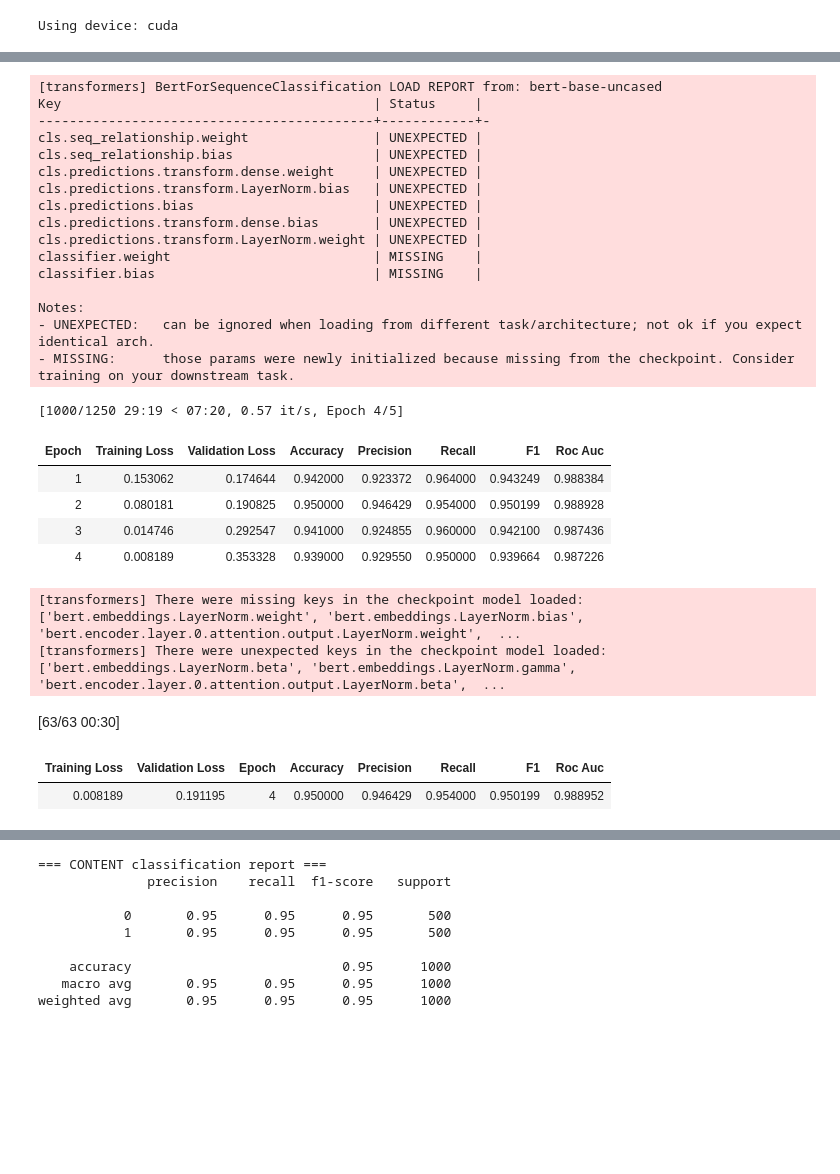
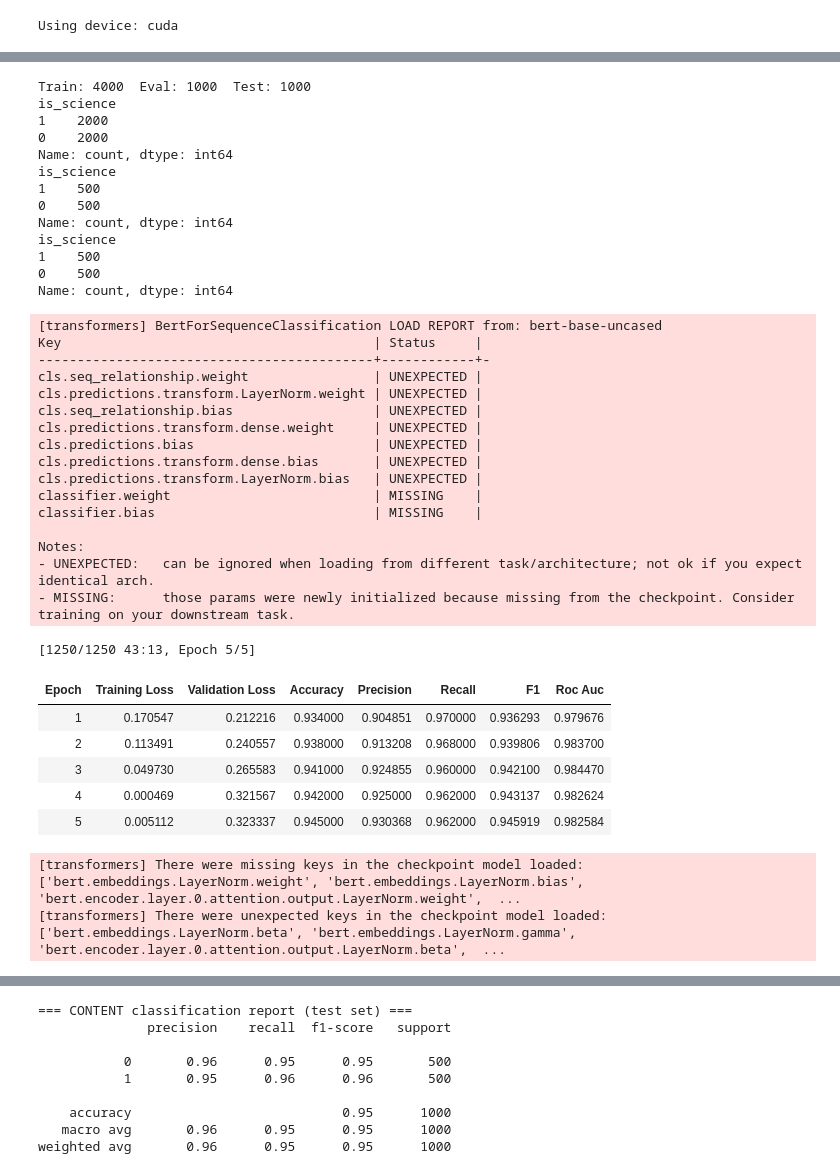
Before and after one commit to LudwigAKunz/docana-project-report, a Jupyter notebook: code/BERT_classification/BERT_classification.ipynb, the cells around one changed output, grey strips where cells are left out. Cells and saved outputs as stored; diff of their text form; code cells hidden in the pictures; blank space fills up the shorter version.

Commit message:
BERT test set, entsprechende Aktualisierungen in anderen Dateien, Readme: Setup-Teil, Anfang der BERT-Beschreibung, kleinere Änderungen

```diff
--- a/code/BERT_classification/BERT_classification.ipynb
+++ b/code/BERT_classification/BERT_classification.ipynb
@@ -108,3 +82,30 @@ Train: 4000  Test: 1000
+# %%
+#splitting into train, eval and test dataframes
+
+train_df, holdout_df = train_test_split(
+    df, test_size=2000, stratify=df["is_science"], random_state=42
+)
+eval_df, test_df = train_test_split(
+    holdout_df, test_size=1000, stratify=holdout_df["is_science"], random_state=42
+)
+print(f"Train: {len(train_df)}  Eval: {len(eval_df)}  Test: {len(test_df)}")
+print(train_df["is_science"].value_counts())
+print(eval_df["is_science"].value_counts())
+print(test_df["is_science"].value_counts())
+# %% [output]
+Train: 4000  Eval: 1000  Test: 1000
+is_science
+1    2000
+0    2000
+Name: count, dtype: int64
+is_science
+1    500
+0    500
+Name: count, dtype: int64
+is_science
+1    500
+0    500
+Name: count, dtype: int64
 # %%
 MODEL_NAME = "bert-base-uncased"
 # %%
@@ -120,16 +121,19 @@ def compute_metrics(eval_pred):
     "roc_auc": float(roc_auc_score(labels, probs)),
 }
 # %%
-def run_bert_classifier(train_df, test_df, text_col, max_len, output_dir, epochs=5, batch_size=16):
+def run_bert_classifier(train_df, eval_df, test_df, text_col, max_len, output_dir, epochs=5, batch_size=16):
     tokenizer = AutoTokenizer.from_pretrained(MODEL_NAME)
 
     train_ds = Dataset.from_pandas(train_df[[text_col, "is_science"]].rename(columns={text_col: "text", "is_science": "labels"}))
+    eval_ds = Dataset.from_pandas(eval_df[[text_col, "is_science"]].rename(columns={text_col: "text", "is_science": "labels"}))
     test_ds = Dataset.from_pandas(test_df[[text_col, "is_science"]].rename(columns={text_col: "text", "is_science": "labels"}))
 
     train_ds = train_ds.map(lambda b: tokenizer(b["text"], truncation=True, padding="max_length", max_length=max_len), batched=True)
+    eval_ds = eval_ds.map(lambda b: tokenizer(b["text"], truncation=True, padding="max_length", max_length=max_len), batched=True)
     test_ds = test_ds.map(lambda b: tokenizer(b["text"], truncation=True, padding="max_length", max_length=max_len), batched=True)
 
     train_ds.set_format(type="torch", columns=["input_ids", "attention_mask", "labels"])
+    eval_ds.set_format(type="torch", columns=["input_ids", "attention_mask", "labels"])
     test_ds.set_format(type="torch", columns=["input_ids", "attention_mask", "labels"])
 
     model = AutoModelForSequenceClassification.from_pretrained(MODEL_NAME, num_labels=2).to(device)
@@ -153,66 +157,64 @@ def run_bert_classifier(train_df, test_df, text_col, max_len, output_dir, epochs
         model=model,
         args=args,
         train_dataset=train_ds,
-        eval_dataset=test_ds,
+        eval_dataset=eval_ds,
         compute_metrics=compute_metrics,
         callbacks=[EarlyStoppingCallback(early_stopping_patience=2)],
     )
 
     trainer.train()
-    metrics = trainer.evaluate()
 
-    preds_output = trainer.predict(test_ds)
-    preds = np.argmax(preds_output.predictions, axis=1)
+    # Final metrics are computed on the held-out test set (never seen during training or model selection)
+    test_output = trainer.predict(test_ds)
+    metrics = compute_metrics((test_output.predictions, test_output.label_ids))
+    preds = np.argmax(test_output.predictions, axis=1)
 
     #confusion matrices:
     cm = confusion_matrix(test_df["is_science"], preds)
 
-    print(f"\n=== {text_col.upper()} classification report ===")
+    print(f"\n=== {text_col.upper()} classification report (test set) ===")
     print(classification_report(test_df["is_science"], preds))
 
     return trainer, metrics, cm
 # %%
-
 content_trainer, content_metrics, content_cm = run_bert_classifier(
-    train_df, test_df, text_col="content", max_len=CONTENT_MAX_LEN, output_dir="./bert_content"
+    train_df, eval_df, test_df, text_col="content", max_len=CONTENT_MAX_LEN, output_dir="./bert_content"
 )
 # %% [output]
 [transformers] BertForSequenceClassification LOAD REPORT from: bert-base-uncased
 Key                                        | Status     |
 -------------------------------------------+------------+-
 cls.seq_relationship.weight                | UNEXPECTED |
+cls.predictions.transform.LayerNorm.weight | UNEXPECTED |
 cls.seq_relationship.bias                  | UNEXPECTED |
 cls.predictions.transform.dense.weight     | UNEXPECTED |
-cls.predictions.transform.LayerNorm.bias   | UNEXPECTED |
 cls.predictions.bias                       | UNEXPECTED |
 cls.predictions.transform.dense.bias       | UNEXPECTED |
-cls.predictions.transform.LayerNorm.weight | UNEXPECTED |
+cls.predictions.transform.LayerNorm.bias   | UNEXPECTED |
 classifier.weight                          | MISSING    |
 classifier.bias                            | MISSING    |
 
 Notes:
 - UNEXPECTED:   can be ignored when loading from different task/architecture; not ok if you expect identical arch.
 - MISSING:      those params were newly initialized because missing from the checkpoint. Consider training on your downstream task.
-[1000/1250 29:19 < 07:20, 0.57 it/s, Epoch 4/5]
+[1250/1250 43:13, Epoch 5/5]
 | Epoch | Training Loss | Validation Loss | Accuracy | Precision | Recall | F1 | Roc Auc |
-| 1 | 0.153062 | 0.174644 | 0.942000 | 0.923372 | 0.964000 | 0.943249 | 0.988384 |
-| 2 | 0.080181 | 0.190825 | 0.950000 | 0.946429 | 0.954000 | 0.950199 | 0.988928 |
-| 3 | 0.014746 | 0.292547 | 0.941000 | 0.924855 | 0.960000 | 0.942100 | 0.987436 |
-| 4 | 0.008189 | 0.353328 | 0.939000 | 0.929550 | 0.950000 | 0.939664 | 0.987226 |
+| 1 | 0.170547 | 0.212216 | 0.934000 | 0.904851 | 0.970000 | 0.936293 | 0.979676 |
+| 2 | 0.113491 | 0.240557 | 0.938000 | 0.913208 | 0.968000 | 0.939806 | 0.983700 |
+| 3 | 0.049730 | 0.265583 | 0.941000 | 0.924855 | 0.960000 | 0.942100 | 0.984470 |
+| 4 | 0.000469 | 0.321567 | 0.942000 | 0.925000 | 0.962000 | 0.943137 | 0.982624 |
+| 5 | 0.005112 | 0.323337 | 0.945000 | 0.930368 | 0.962000 | 0.945919 | 0.982584 |
 [transformers] There were missing keys in the checkpoint model loaded: ['bert.embeddings.LayerNorm.weight', 'bert.embeddings.LayerNorm.bias', 'bert.encoder.layer.0.attention.output.LayerNorm.weight',  ...
 [transformers] There were unexpected keys in the checkpoint model loaded: ['bert.embeddings.LayerNorm.beta', 'bert.embeddings.LayerNorm.gamma', 'bert.encoder.layer.0.attention.output.LayerNorm.beta',  ...
-[63/63 00:30]
-| Training Loss | Validation Loss | Epoch | Accuracy | Precision | Recall | F1 | Roc Auc |
-| 0.008189 | 0.191195 | 4 | 0.950000 | 0.946429 | 0.954000 | 0.950199 | 0.988952 |
 [interactive output not drawn]
-=== CONTENT classification report ===
+=== CONTENT classification report (test set) ===
               precision    recall  f1-score   support
 
-           0       0.95      0.95      0.95       500
-           1       0.95      0.95      0.95       500
+           0       0.96      0.95      0.95       500
+           1       0.95      0.96      0.96       500
 
     accuracy                           0.95      1000
-   macro avg       0.95      0.95      0.95      1000
-weighted avg       0.95      0.95      0.95      1000
+   macro avg       0.96      0.95      0.95      1000
+weighted avg       0.96      0.95      0.95      1000
 # %%
 summary_trainer, summary_metrics, summary_cm = run_bert_classifier(
```
Also changed, not shown: parts of 5 cells of this notebook, 6 other files.
